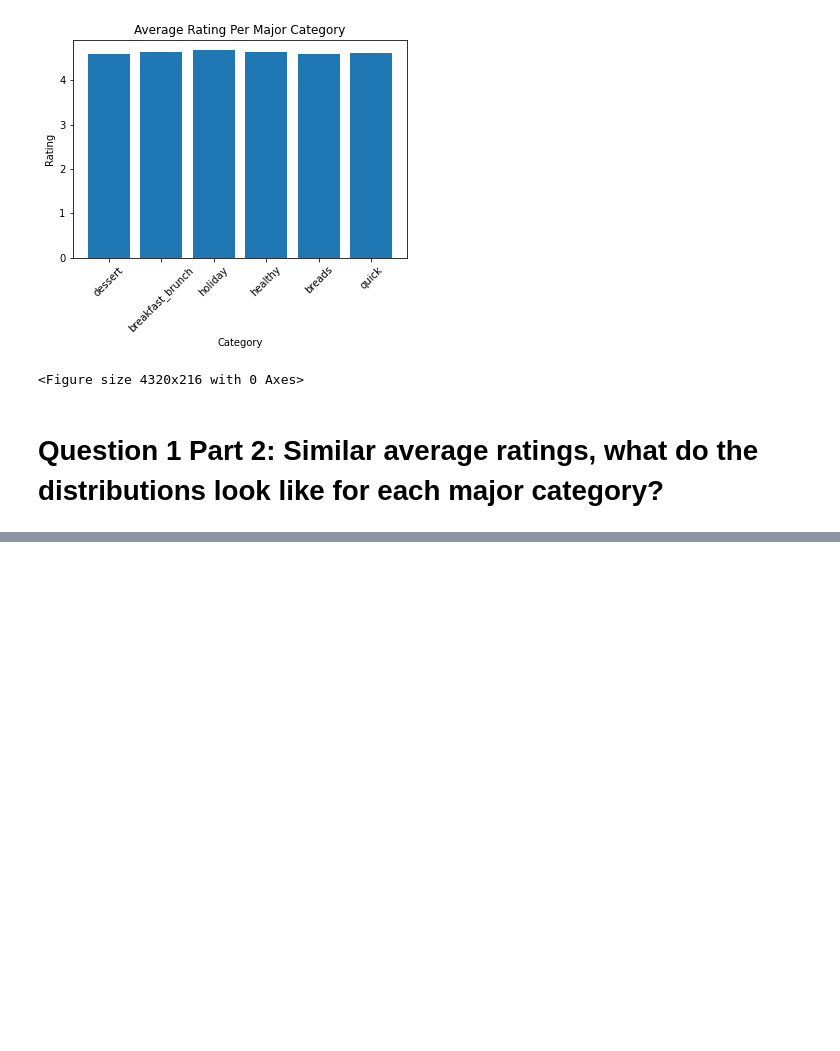
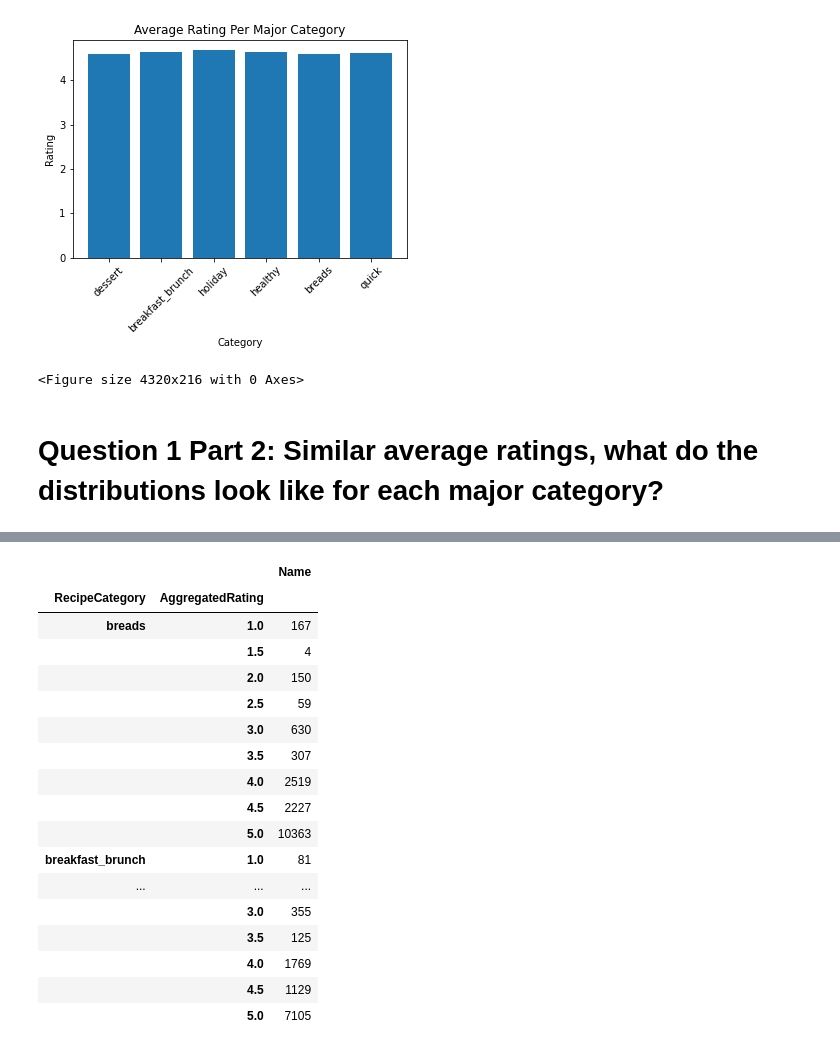
Before and after one commit to JenniferM-BShulyak/recipes_full, a Jupyter notebook: setup_exploration.ipynb, the cells around one changed output, grey strips where cells are left out. Saved outputs shown, nothing was run; the diff lists cells and outputs as text; code cells hidden in the pictures; blank space fills up the shorter version.

```diff
--- a/setup_exploration.ipynb
+++ b/setup_exploration.ipynb
@@ -111,0 +155,23 @@ plt.figure(figsize=(60, 3))
+# %%
+# Make a new df grouped by the RecipeCategory and the Aggregated Rating
+distribution_df = recipes_major_cat_df.groupby(["RecipeCategory", "AggregatedRating"]).count()
+distribution_df
+# %% [output]
+|  |  | Name |
+| RecipeCategory | AggregatedRating |  |
+| breads | 1.0 | 167 |
+|  | 1.5 | 4 |
+|  | 2.0 | 150 |
+|  | 2.5 | 59 |
+|  | 3.0 | 630 |
+|  | 3.5 | 307 |
+|  | 4.0 | 2519 |
+|  | 4.5 | 2227 |
+|  | 5.0 | 10363 |
+| breakfast_brunch | 1.0 | 81 |
+| ... | ... | ... |
+|  | 3.0 | 355 |
+|  | 3.5 | 125 |
+|  | 4.0 | 1769 |
+|  | 4.5 | 1129 |
+|  | 5.0 | 7105 |
```
Also changed, not shown: parts of 5 cells of this notebook.
